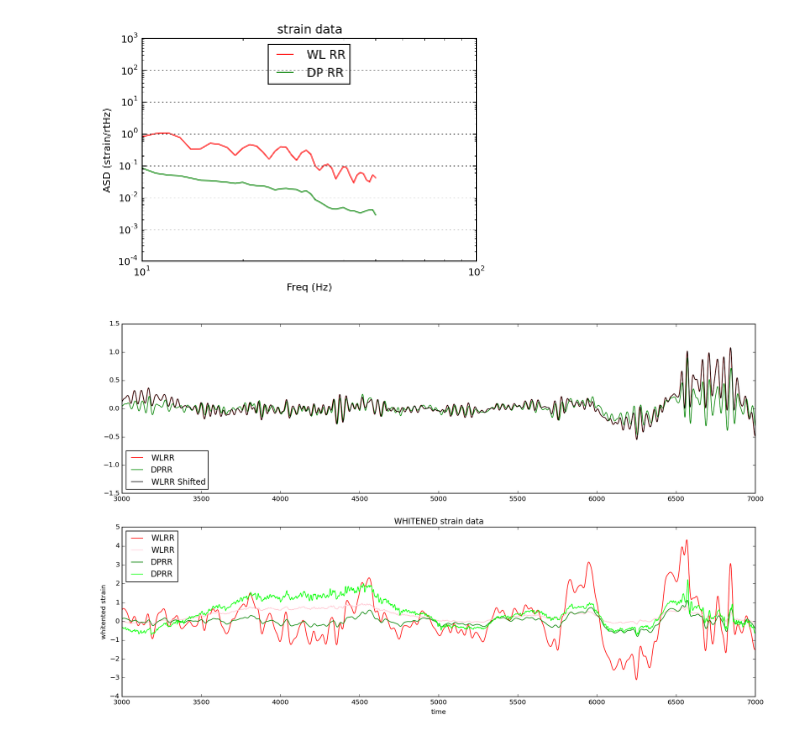
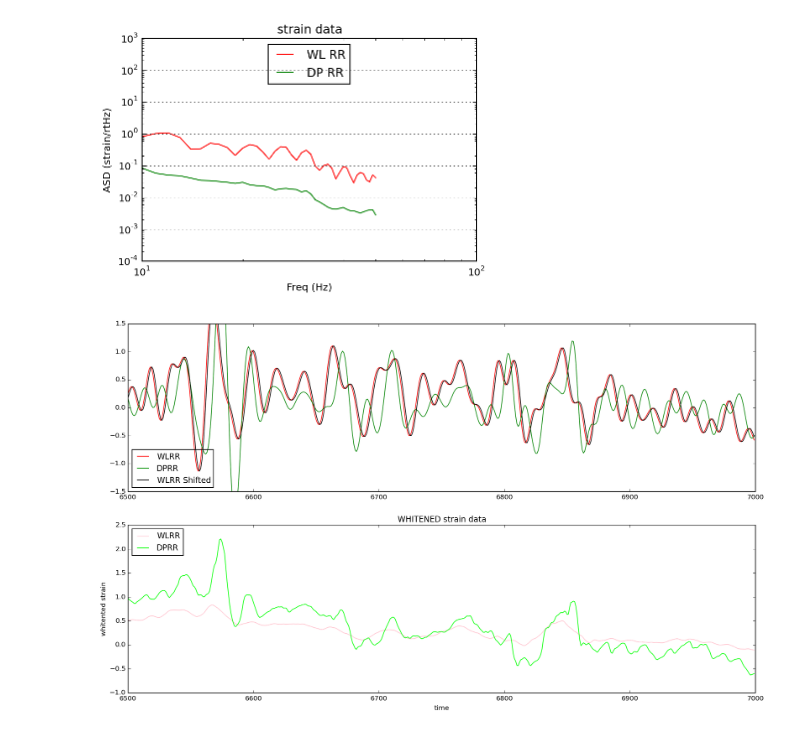
Before and after one commit to djbrout/phaseangle, a Jupyter notebook: newphasetest-realdata.ipynb, the cells around one changed output. Drawn from its saved outputs; the diff is of its cells as text; code cells hidden in the pictures.

```diff
--- a/newphasetest-realdata.ipynb
+++ b/newphasetest-realdata.ipynb
@@ -12,7 +12,7 @@ import matplotlib.pyplot as plt
 import matplotlib.mlab as mlab
 import pandas as pd
 # %%
-data = pd.read_csv('./MotecFiles/MidOhio2011Qual.csv',header=11)
+data = pd.read_csv('MidOhio2011Qual.csv',header=11)
 data.head()
 # %% [output]
 |  | Time | Distance | Lap Number | Lap Time | Corr Speed | Engine RPM | Aero Front Percentage | Aero Total | ... |
@@ -94,39 +94,39 @@ DPRR_whiten = whiten(DPRR,psd_DPRR,dt)
 ############################################################################################################
 # We need to suppress the high frequencies with some bandpassing:
 # need to investigate here how the autocorr offset changes with band suppression
-bb, ab = butter(4, [.1*2./fs, 3.*2./fs], btype='band')
+bb, ab = butter(4, [.1*2./fs, 7.*2./fs], btype='band')
 
 WLRR_whitenbp = filtfilt(bb, ab, WLRR_whiten)
 DPRR_whitenbp = filtfilt(bb, ab, DPRR_whiten)
 
 WLRRbp = filtfilt(bb, ab, WLRR)
 DPRRbp = filtfilt(bb, ab, DPRR)
 
 # plot the data after whitening:
 # first, shift L1 by 7 ms, and invert. See the GW150914 detection paper for why!
 WLRR_shift = np.roll(WLRR_whitenbp,int(0.017*fs))
 
 x = np.arange(len(WLRR_whitenbp))
 
-ww = np.arange(3000,7000)
+ww = np.arange(6500,7000)
 
 fig,(ax1,ax2) = plt.subplots(2,figsize=(17,10))
 ax1.plot(x[ww],WLRR_whitenbp[ww],'r',label='WLRR')
 ax1.plot(x[ww],DPRR_whitenbp[ww],'g',label='DPRR')
 ax1.plot(x[ww],WLRR_shift[ww],color='black',label='WLRR Shifted')
 
-ax2.plot(x[ww],WLRRbp[ww]/100.,'r',label='WLRR')
+#ax2.plot(x[ww],WLRRbp[ww]/100.,'r',label='WLRR')
 ax2.plot(x[ww],WLRR[ww]/1000.,color='pink',label='WLRR')
-ax2.plot(x[ww],DPRRbp[ww]/10.,'g',label='DPRR')
+#ax2.plot(x[ww],DPRRbp[ww]/10.,'g',label='DPRR')
 ax2.plot(x[ww],DPRR[ww]/10.,color='lime',label='DPRR')
 
 #plt.xlim([-0.1,0.05])
 ax1.set_ylim([-1.5,1.5])
 plt.xlabel('time')
 plt.ylabel('whitented strain')
 ax1.legend(loc='lower left')
 ax2.legend(loc='upper left')
 plt.title('WHITENED strain data')
 plt.savefig('strain_whitened.png')
 # %% [output]
-[figure, old version]
+[figure, new version]
```
